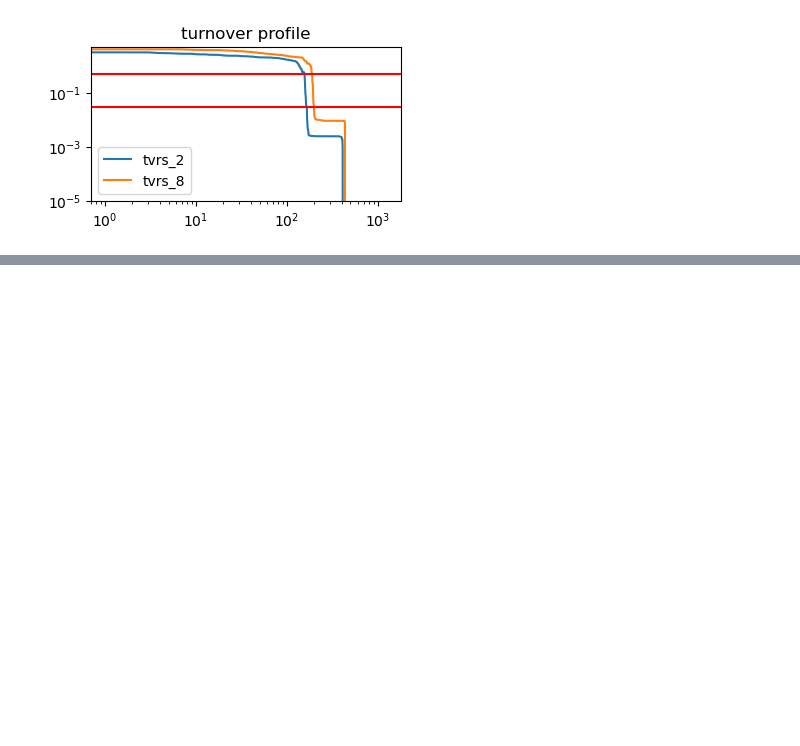
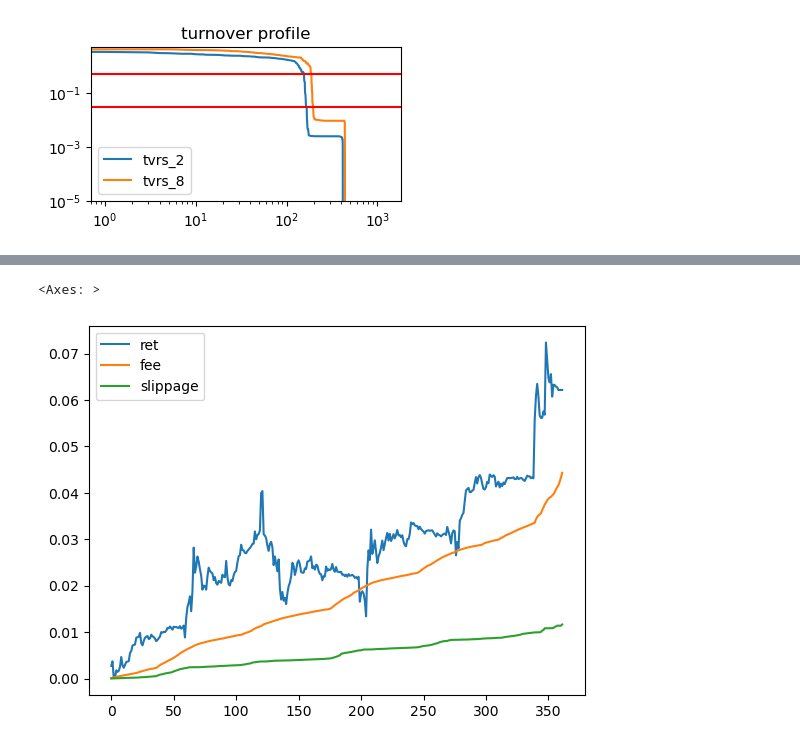
Before and after one commit to Thessal/ui, a Jupyter notebook: DEMO_BATCH.ipynb, the cells around one changed output, grey strips where cells are left out. Cells and saved outputs as stored; diff of their text form; code cells hidden in the pictures; blank space fills up the shorter version.

```diff
--- a/DEMO_BATCH.ipynb
+++ b/DEMO_BATCH.ipynb
@@ -93,0 +136,5 @@ Text(0.5, 1.0, 'Covariance')
+# %%
+df_stat.iloc[:,:3].cumsum().reset_index(drop=True).plot()
+# %% [output]
+<Axes: >
+[figure, added]
```
Also changed, not shown: parts of 7 cells of this notebook, 2 other files.
